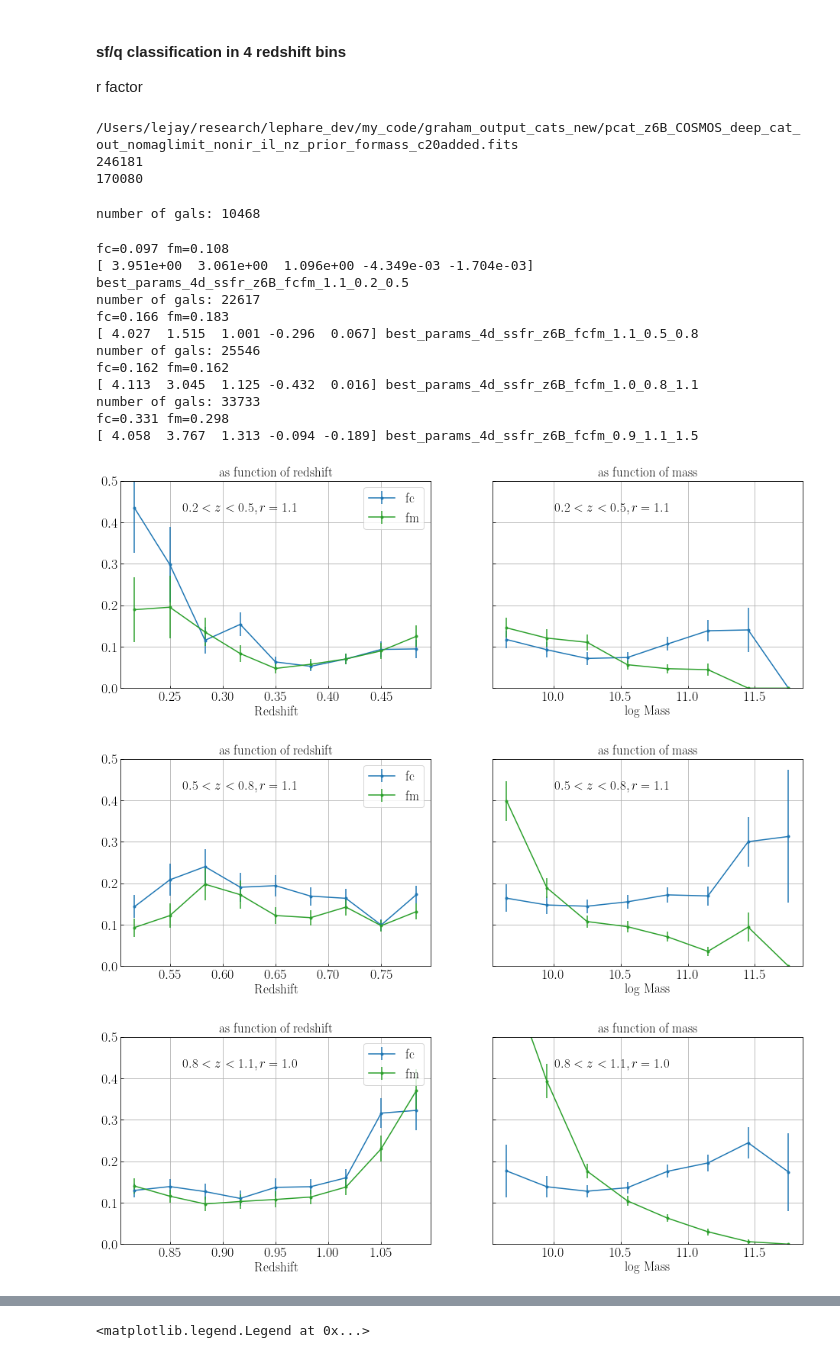
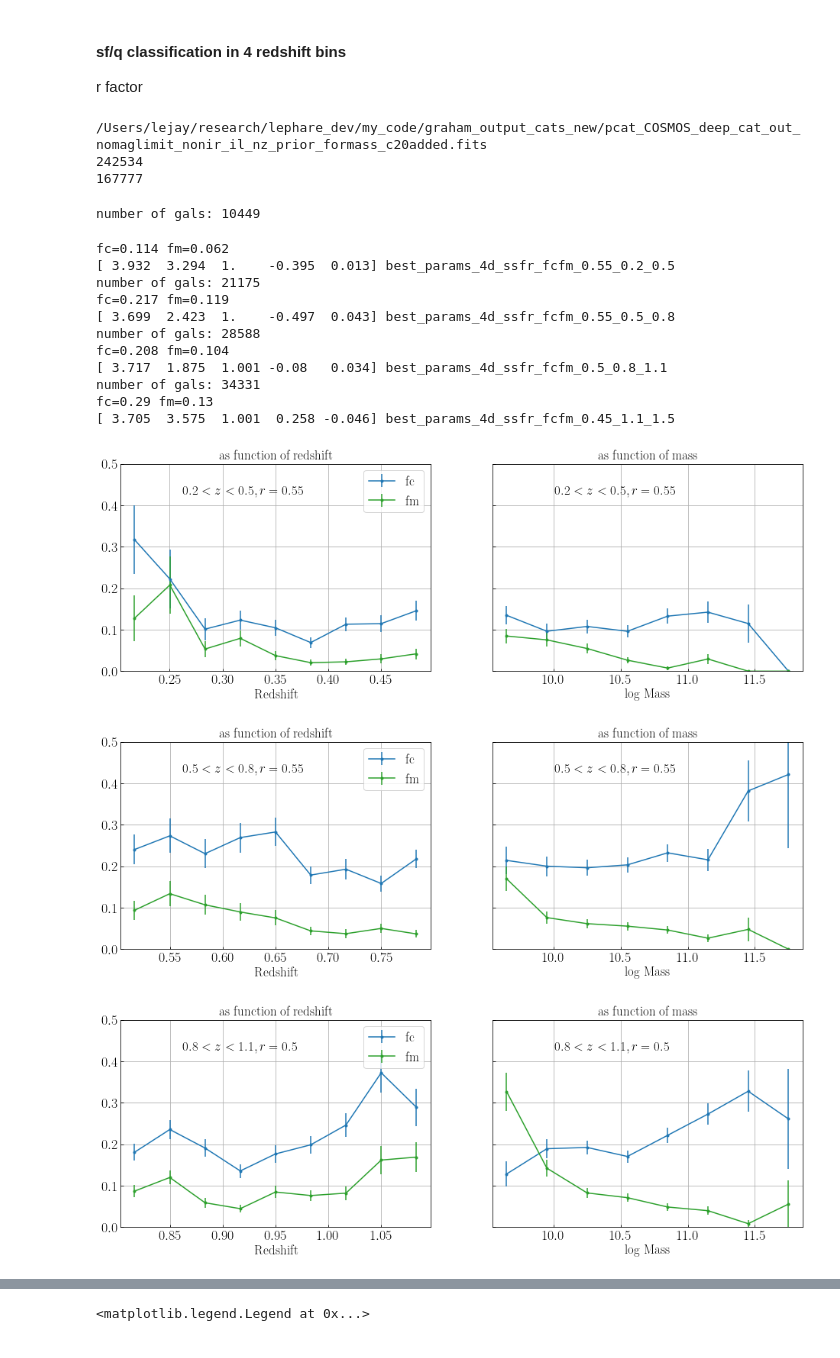
Before and after one commit to LejayChen/massive_gals, a Jupyter notebook: lephare_nuvrk_new.ipynb, the cells around one changed output, grey strips where cells are left out. Drawn from its saved outputs; the diff is of its cells as text; code cells hidden in the pictures.

```diff
--- a/lephare_nuvrk_new.ipynb
+++ b/lephare_nuvrk_new.ipynb
@@ -1399,11 +1399,11 @@ fc=0.063 fm=0.26
 # %%
 # match my catalog with C20
 
-# cat_mycosmos_name = '/Users/lejay/research/lephare_dev/my_code/graham_output_cats_new/pcat_COSMOS_deep_cat_out_nomaglimit_nonir_il_nz_prior_formass.fits'
-# cat_photoz_type = '11band'
+cat_mycosmos_name = '/Users/lejay/research/lephare_dev/my_code/graham_output_cats_new/pcat_COSMOS_deep_cat_out_nomaglimit_nonir_il_nz_prior_formass.fits'
+cat_photoz_type = '11band'
 
-cat_mycosmos_name = '/Users/lejay/research/lephare_dev/my_code/graham_output_cats_new/pcat_z6B_COSMOS_deep_cat_out_nomaglimit_nonir_il_nz_prior_formass.fits'
-cat_photoz_type = '6band'
+# cat_mycosmos_name = '/Users/lejay/research/lephare_dev/my_code/graham_output_cats_new/pcat_z6B_COSMOS_deep_cat_out_nomaglimit_nonir_il_nz_prior_formass.fits'
+# cat_photoz_type = '6band'
 
 if cat_photoz_type == '11band':
     photoz_type_show = ''
@@ -1951,14 +1953,14 @@ flag_fakemassive = (((cat['Z_COMBINE']<0.5) & (cat['MASS_MED']>10.0)) | ((cat['Z
 cat = cat[flag_fakemassive==False] # remove them
 print(len(cat))
 # %% [output]
-/Users/lejay/research/lephare_dev/my_code/graham_output_cats_new/pcat_z6B_COSMOS_deep_cat_out_nomaglimit_nonir_il_nz_prior_formass_c20added.fits
-246181
-170080
+/Users/lejay/research/lephare_dev/my_code/graham_output_cats_new/pcat_COSMOS_deep_cat_out_nomaglimit_nonir_il_nz_prior_formass_c20added.fits
+242534
+167777
 # %%
 z_mins = [0.2, 0.5, 0.8, 1.1]
 z_maxs = [0.5, 0.8, 1.1, 1.5]
 
-sfq_type = 'balanced'
+sfq_type = 'fm_weighted'
 r_factors_base = np.array([1.1,1.1,1.0,0.9])
 if sfq_type == 'fc_weighted':
     r_factors = r_factors_base*2.5
@@ -1979,45 +1981,45 @@ for z_idx in range(len(z_mins)):
     # input data
     cat_z = cat_z['MAG_ABS_NUV','MAG_ABS_r','MAG_ABS_Ks','Z_COMBINE','MASS_MED','CLASS_farmer','lp_zPDF_farmer','lp_mass_med_farmer','lp_sSFR_med_farmer','SSFR_MED','i','lp_MR','lp_MNUV','lp_MJ','lp_MK']
 
     ssfr_cut = -11
     cond_remove_gvgals = np.logical_or(cat_z_test['lp_sSFR_med_farmer']<=ssfr_cut-0.1,cat_z_test['lp_sSFR_med_farmer']>=ssfr_cut+0.1)
     cat_z_test = cat_z_test[cond_remove_gvgals]
     print('number of gals:',len(cat_z))
 
     # data and reference labels
     Mval = cat_z['MASS_MED']
     Zval = cat_z['Z_COMBINE']
     NR, RK = (cat_z['MAG_ABS_NUV']-cat_z['MAG_ABS_r']), (cat_z['MAG_ABS_r']-cat_z['MAG_ABS_Ks'])
     data = np.array([RK, NR, Zval, Mval]).T
 
     q_labels_ssfr = np.array([0 for x in range(len(cat_z))])
     q_labels_ssfr[cat_z['lp_sSFR_med_farmer']<ssfr_cut]=1
 
     result = differential_evolution(cost_function, bounds=[(3.5,6),(1.5,4),(1,3),(-0.5,0.5),(-0.5,0.5)], args=(data,q_labels_ssfr,'4d',cost_func,r_factor),tol=0.001)
     best_params_4d = result.x
 
     delta_boundary = data[:,1] - boundary_4d(data[:,0], best_params_4d[0], best_params_4d[1], best_params_4d[2],best_params_4d[3],best_params_4d[4],data[:,2],data[:,3])
     q = delta_boundary>0
     sf = delta_boundary<=0
     fc,fm=plot_fcfm(data,q_labels_ssfr,q,sf, '$'+str(z_mins[z_idx])+'<z<'+str(z_maxs[z_idx])+',r='+str(r_factor)+'$')
     print('fc='+str(round(fc,3)),'fm='+str(round(fm,3)))
 
     result_name = 'best_params_4d'+'_'+c20_ref_type+photoz_type_show+'_'+cost_func+'_'+str(r_factor)+'_'+str(z_mins[z_idx])+'_'+str(z_maxs[z_idx])
     print(best_params_4d,result_name)
     np.save(result_name, best_params_4d)
 # %% [output]
-number of gals: 10468
+number of gals: 10449
-fc=0.097 fm=0.108
-[ 3.951e+00  3.061e+00  1.096e+00 -4.349e-03 -1.704e-03] best_params_4d_ssfr_z6B_fcfm_1.1_0.2_0.5
-number of gals: 22617
-fc=0.166 fm=0.183
-[ 4.027  1.515  1.001 -0.296  0.067] best_params_4d_ssfr_z6B_fcfm_1.1_0.5_0.8
-number of gals: 25546
-fc=0.162 fm=0.162
-[ 4.113  3.045  1.125 -0.432  0.016] best_params_4d_ssfr_z6B_fcfm_1.0_0.8_1.1
-number of gals: 33733
-fc=0.331 fm=0.298
-[ 4.058  3.767  1.313 -0.094 -0.189] best_params_4d_ssfr_z6B_fcfm_0.9_1.1_1.5
+fc=0.114 fm=0.062
+[ 3.932  3.294  1.    -0.395  0.013] best_params_4d_ssfr_fcfm_0.55_0.2_0.5
+number of gals: 21175
+fc=0.217 fm=0.119
+[ 3.699  2.423  1.    -0.497  0.043] best_params_4d_ssfr_fcfm_0.55_0.5_0.8
+number of gals: 28588
+fc=0.208 fm=0.104
+[ 3.717  1.875  1.001 -0.08   0.034] best_params_4d_ssfr_fcfm_0.5_0.8_1.1
+number of gals: 34331
+fc=0.29 fm=0.13
+[ 3.705  3.575  1.001  0.258 -0.046] best_params_4d_ssfr_fcfm_0.45_1.1_1.5
-[figure, old version]
+[figure, new version]
-[figure, old version]
+[figure, new version]
-[figure, old version]
+[figure, new version]
```
Also changed, not shown: parts of 5 cells of this notebook, 1 other file.
